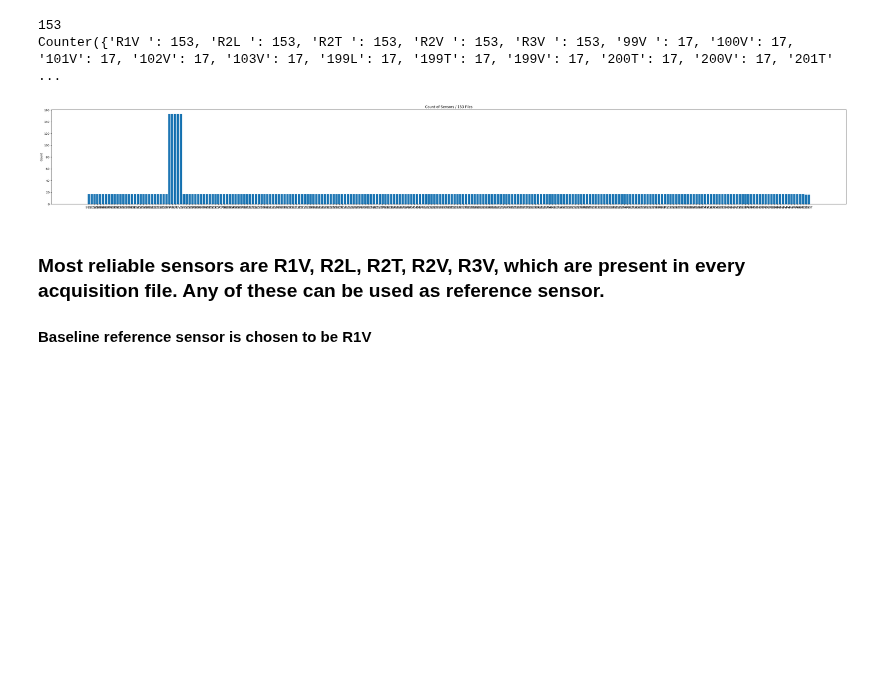
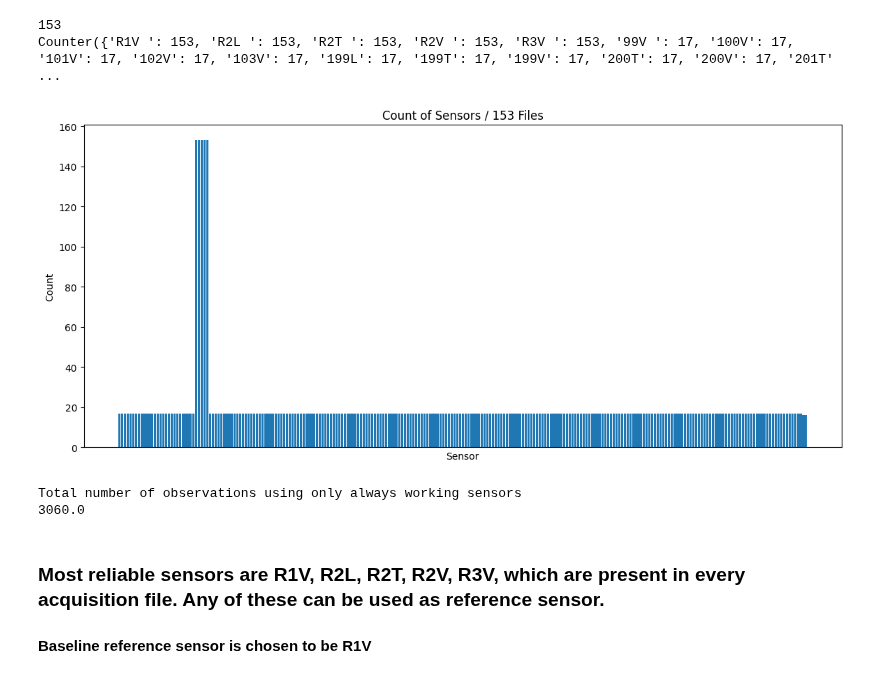
Before and after one commit to AmroAbdrabo/application-of-online-anomaly-detection-using-one-class-classification-to-z24, a Jupyter notebook: exploratory_data_analysis.ipynb, the cells around one changed output. Cells and saved outputs as stored; diff of their text form; code cells hidden in the pictures; blank space fills up the shorter version.

```diff
--- a/exploratory_data_analysis.ipynb
+++ b/exploratory_data_analysis.ipynb
@@ -385,21 +381,25 @@ Counter({'R1V ': 153, 'R2L ': 153, 'R2T ': 153, 'R2V ': 153, 'R3V ': 153, '99V '
 # %%
 # visualize sensor failure
 keys = list(counter.keys())
 values = list(counter.values())
-plt.figure(figsize=(50, 6))
+plt.figure(figsize=(14, 6))
 # generate bar plot
 plt.bar(keys, values)
 
 # labels and title
 plt.xticks([])
 plt.xlabel('Sensor')
 plt.ylabel('Count')
 plt.title('Count of Sensors / 153 Files')
 
-# Show the plot
 plt.show()
+
+print("Total number of observations using only always working sensors")
+print(5*((SIGLEN)/16384.0)*153)
 # %% [output]
-[figure, old version]
+[figure, new version]
+Total number of observations using only always working sensors
+3060.0
 # %% [markdown]
 ### Most reliable sensors are R1V, R2L, R2T, R2V, R3V, which are present in every acquisition file. Any of these can be used as reference sensor.
 #### Baseline reference sensor is chosen to be R1V
```
Also changed, not shown: parts of 2 cells of this notebook.
